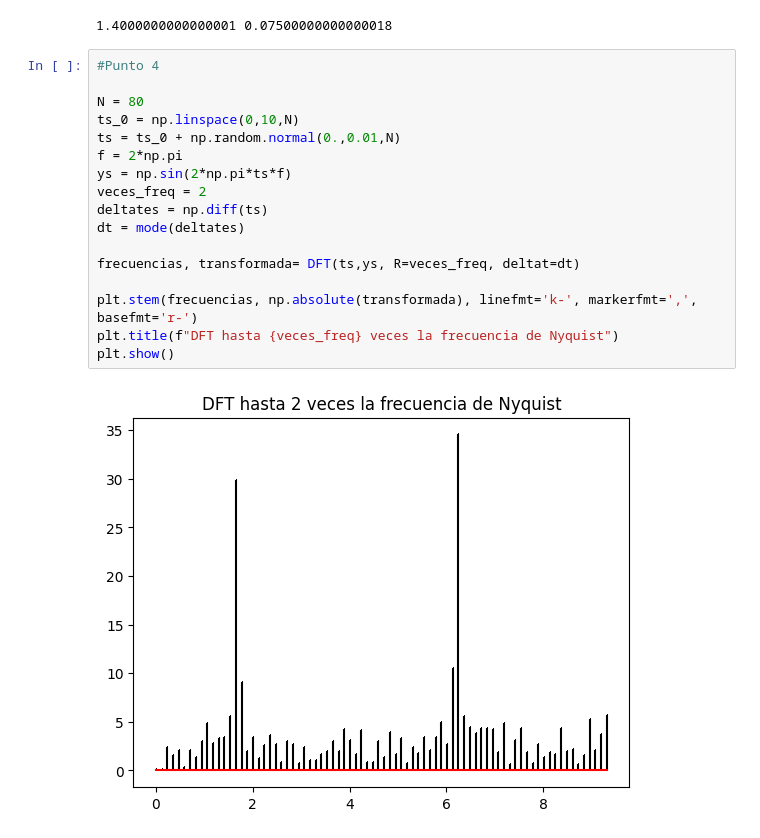
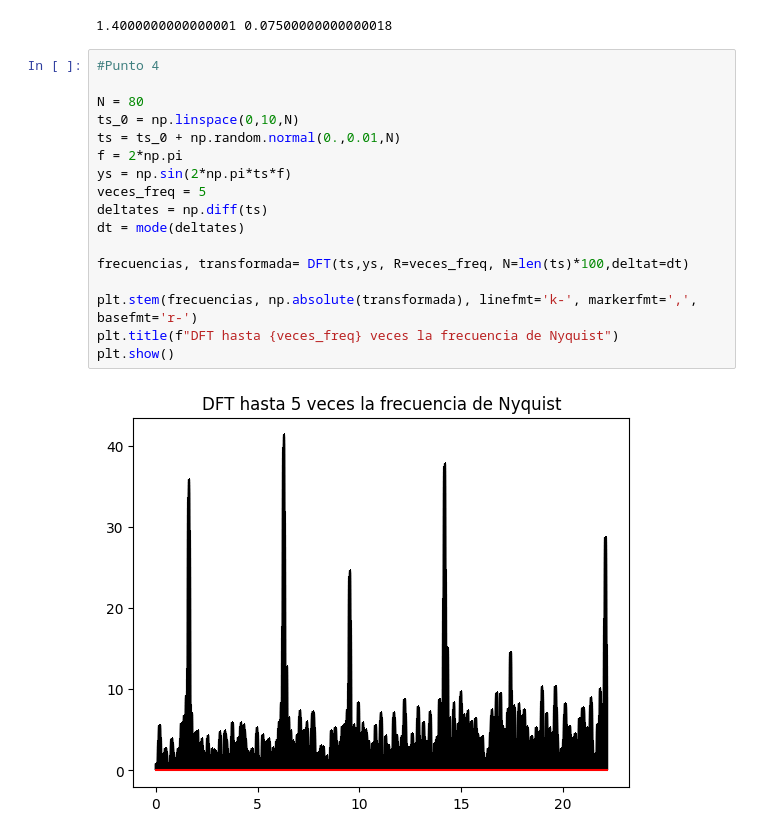
Before and after one commit to danielF235/Met-Comp2-G15, a Jupyter notebook: taller1.ipynb, the cells around one changed output. Drawn from its saved outputs; the diff is of its cells as text.

```diff
--- a/taller1.ipynb
+++ b/taller1.ipynb
@@ -54,22 +54,22 @@ print(max,ancho)
 # %%
 #Punto 4
 
 N = 80
 ts_0 = np.linspace(0,10,N)
 ts = ts_0 + np.random.normal(0.,0.01,N)
 f = 2*np.pi
 ys = np.sin(2*np.pi*ts*f)
-veces_freq = 2
+veces_freq = 5
 deltates = np.diff(ts)
 dt = mode(deltates)
 
-frecuencias, transformada= DFT(ts,ys, R=veces_freq, deltat=dt)
+frecuencias, transformada= DFT(ts,ys, R=veces_freq, N=len(ts)*100,deltat=dt)
 
 plt.stem(frecuencias, np.absolute(transformada), linefmt='k-', markerfmt=',', basefmt='r-')
 plt.title(f"DFT hasta {veces_freq} veces la frecuencia de Nyquist")
 plt.show()
 # %% [output]
-[figure, old version]
+[figure, new version]
 # %%
 #Punto 5
 
```
Also changed, not shown: parts of 2 cells of this notebook.
